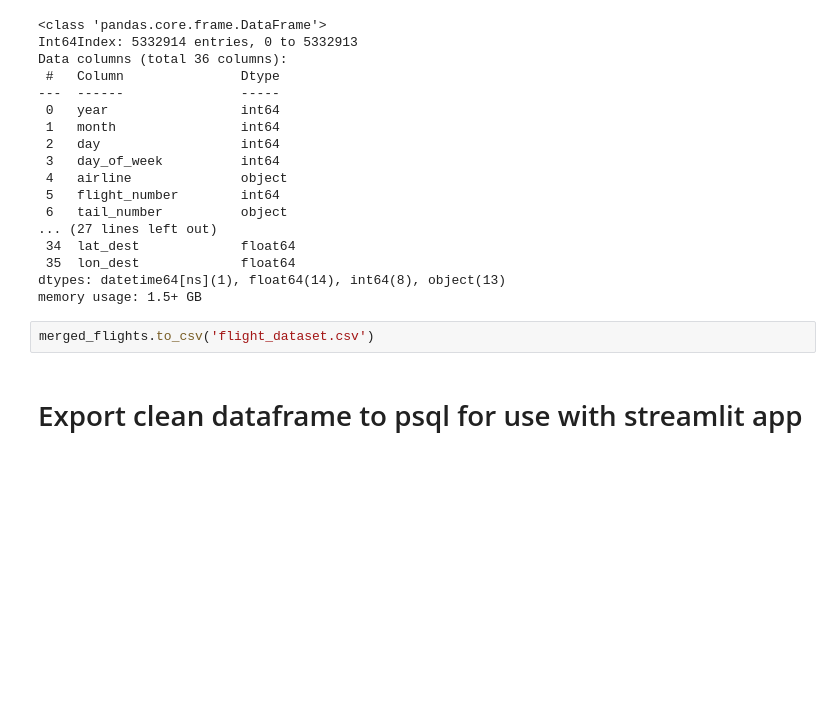
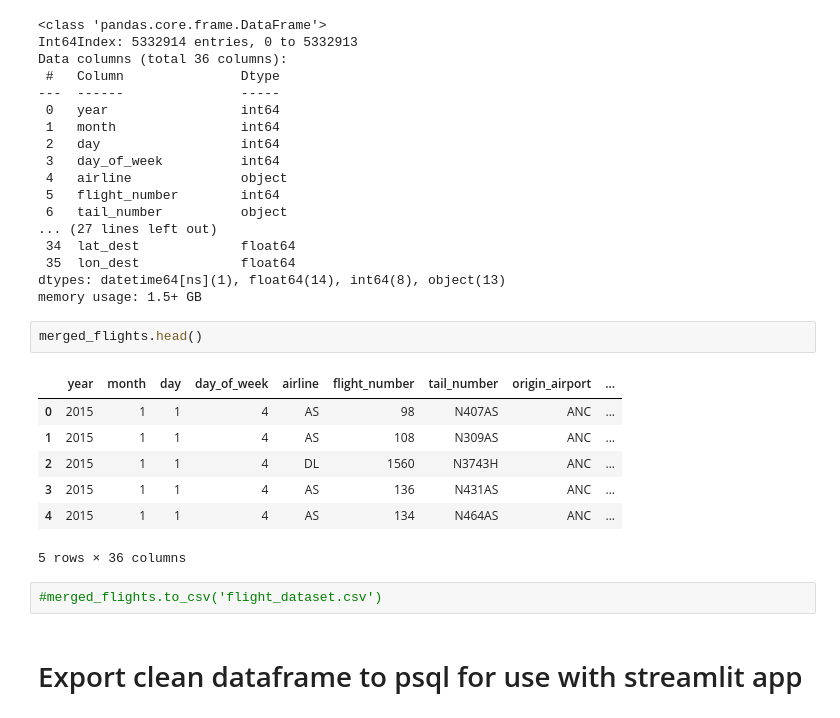
Before and after one commit to dseks123/Data-Pipeline-Project, a Jupyter notebook: flights2015_analysis.ipynb, the cells around one changed output. Saved outputs shown, nothing was run; the diff lists cells and outputs as text; blank space fills up the shorter version.

```diff
--- a/flights2015_analysis.ipynb
+++ b/flights2015_analysis.ipynb
@@ -570,8 +570,18 @@ Data columns (total 36 columns):
  35  lon_dest             float64
 dtypes: datetime64[ns](1), float64(14), int64(8), object(13)
 memory usage: 1.5+ GB
+# %%
+merged_flights.head()
+# %% [output]
+|  | year | month | day | day_of_week | airline | flight_number | tail_number | origin_airport | ... |
+| 0 | 2015 | 1 | 1 | 4 | AS | 98 | N407AS | ANC | ... |
+| 1 | 2015 | 1 | 1 | 4 | AS | 108 | N309AS | ANC | ... |
+| 2 | 2015 | 1 | 1 | 4 | DL | 1560 | N3743H | ANC | ... |
+| 3 | 2015 | 1 | 1 | 4 | AS | 136 | N431AS | ANC | ... |
+| 4 | 2015 | 1 | 1 | 4 | AS | 134 | N464AS | ANC | ... |
+5 rows × 36 columns
 # %%
-merged_flights.to_csv('flight_dataset.csv')
+#merged_flights.to_csv('flight_dataset.csv')
 # %% [markdown]
 # Export clean dataframe to psql for use with streamlit app
 # %%
```
